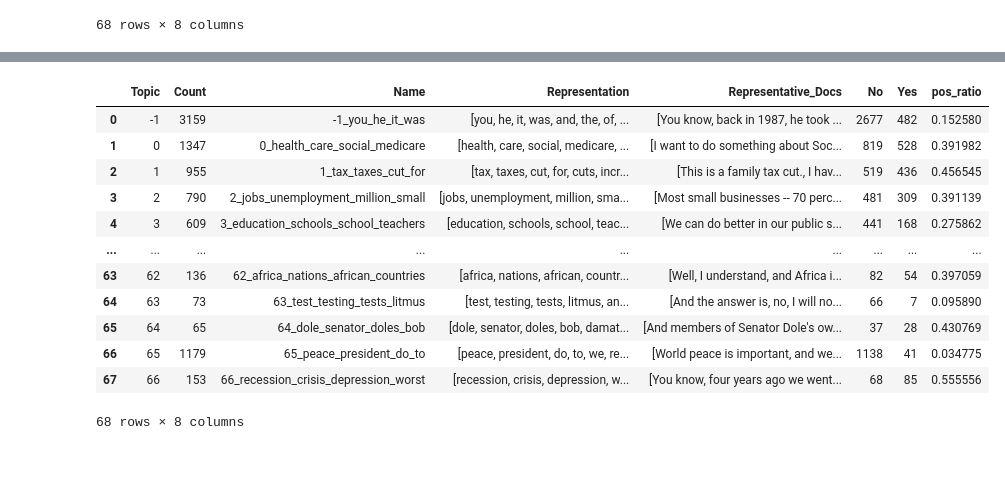
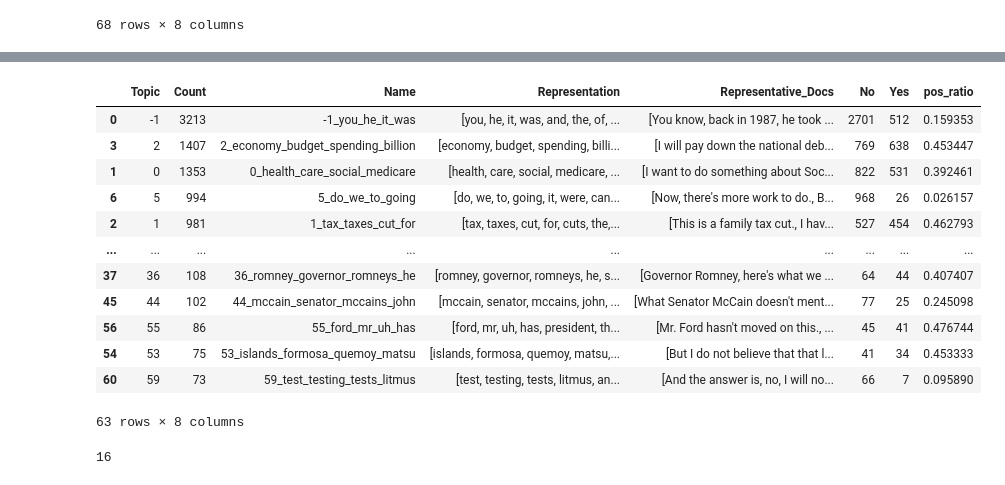
Before and after one commit to BashPrince/thesis, a Jupyter notebook: analysis/topics.ipynb, the cells around one changed output, grey strips where cells are left out. Saved outputs shown, nothing was run; the diff lists cells and outputs as text; code cells hidden in the pictures.

Commit message:
Sort ct24 into topics

```diff
--- a/analysis/topics.ipynb
+++ b/analysis/topics.ipynb
@@ -75,3 +79,11 @@ get_topic_info(topic_model=topic_model, text_list=text_list, dataframe=df)
+# %%
+# Manually select similar topics and merge them
+merge_topics = [
+    [12, 14, 27, 34, 66, 53] # economy
+]
+topic_model.merge_topics(docs=text_list, topics_to_merge=merge_topics)
+# Update topics list after merge
+topics = topic_model.get_document_info(docs=text_list)["Topic"].to_list()
 # %%
 # Reduce outliers
 topics = reduce_topic(
@@ -141,9 +153,8 @@ Yes ratio:  0.027624309392265192
 # Apply "outlier" reduction to these topics with appropriate threshold
 # Merge the remaining samples in the unspecific topics and outliers into a "unspecific" category
 
-
 # Topics containing samples that should be members of more specific topics
-topics_to_dissolve = [4, 6, 8, 16, 22, 25, 26, 36, 37, 40]
+topics_to_dissolve = [5, 7, 9, 15, 21, 25, 34, 37, 38, 39, 40, 54, 58, 59, 61]
 # Topics that should be merged into an "unspecific" topic class
 unspecific_topics = []
 # %%
@@ -153,7 +164,7 @@ for tid in topics_to_dissolve:
         topic_id=tid,
         text_list=text_list,
         topics=topics,
-        threshold=0.6,
+        threshold=0.7,
         strategy="embeddings",
         embeddings=embeddings)
 # %% [output]
@@ -174,16 +185,26 @@ Reassigned 138 documents from "25_american_america_people_country" to 6 new topi
+# %%
+df["Topic"] = topics
 # %%
-get_topic_info(topic_model=topic_model, text_list=text_list, dataframe=df)
+topic_info = get_topic_info(topic_model=topic_model, text_list=text_list, dataframe=df)
+topic_info
+topic_info.sort_values(by=["Count"], ascending=False)
 # %% [output]
 |  | Topic | Count | Name | Representation | Representative_Docs | No | Yes | pos_ratio |
-| 0 | -1 | 3159 | -1_you_he_it_was | [you, he, it, was, and, the, of, ... | [You know, back in 1987, he took ... | 2677 | 482 | 0.152580 |
-| 1 | 0 | 1347 | 0_health_care_social_medicare | [health, care, social, medicare, ... | [I want to do something about Soc... | 819 | 528 | 0.391982 |
-| 2 | 1 | 955 | 1_tax_taxes_cut_for | [tax, taxes, cut, for, cuts, incr... | [This is a family tax cut., I hav... | 519 | 436 | 0.456545 |
-| 3 | 2 | 790 | 2_jobs_unemployment_million_small | [jobs, unemployment, million, sma... | [Most small businesses -- 70 perc... | 481 | 309 | 0.391139 |
-| 4 | 3 | 609 | 3_education_schools_school_teachers | [education, schools, school, teac... | [We can do better in our public s... | 441 | 168 | 0.275862 |
+| 0 | -1 | 3213 | -1_you_he_it_was | [you, he, it, was, and, the, of, ... | [You know, back in 1987, he took ... | 2701 | 512 | 0.159353 |
+| 3 | 2 | 1407 | 2_economy_budget_spending_billion | [economy, budget, spending, billi... | [I will pay down the national deb... | 769 | 638 | 0.453447 |
+| 1 | 0 | 1353 | 0_health_care_social_medicare | [health, care, social, medicare, ... | [I want to do something about Soc... | 822 | 531 | 0.392461 |
+| 6 | 5 | 994 | 5_do_we_to_going | [do, we, to, going, it, were, can... | [Now, there's more work to do., B... | 968 | 26 | 0.026157 |
+| 2 | 1 | 981 | 1_tax_taxes_cut_for | [tax, taxes, cut, for, cuts, the,... | [This is a family tax cut., I hav... | 527 | 454 | 0.462793 |
 | ... | ... | ... | ... | ... | ... | ... | ... | ... |
-| 63 | 62 | 136 | 62_africa_nations_african_countries | [africa, nations, african, countr... | [Well, I understand, and Africa i... | 82 | 54 | 0.397059 |
-| 64 | 63 | 73 | 63_test_testing_tests_litmus | [test, testing, tests, litmus, an... | [And the answer is, no, I will no... | 66 | 7 | 0.095890 |
-| 65 | 64 | 65 | 64_dole_senator_doles_bob | [dole, senator, doles, bob, damat... | [And members of Senator Dole's ow... | 37 | 28 | 0.430769 |
-| 66 | 65 | 1179 | 65_peace_president_do_to | [peace, president, do, to, we, re... | [World peace is important, and we... | 1138 | 41 | 0.034775 |
-| 67 | 66 | 153 | 66_recession_crisis_depression_worst | [recession, crisis, depression, w... | [You know, four years ago we went... | 68 | 85 | 0.555556 |
+| 37 | 36 | 108 | 36_romney_governor_romneys_he | [romney, governor, romneys, he, s... | [Governor Romney, here's what we ... | 64 | 44 | 0.407407 |
+| 45 | 44 | 102 | 44_mccain_senator_mccains_john | [mccain, senator, mccains, john, ... | [What Senator McCain doesn't ment... | 77 | 25 | 0.245098 |
+| 56 | 55 | 86 | 55_ford_mr_uh_has | [ford, mr, uh, has, president, th... | [Mr. Ford hasn't moved on this., ... | 45 | 41 | 0.476744 |
+| 54 | 53 | 75 | 53_islands_formosa_quemoy_matsu | [islands, formosa, quemoy, matsu,... | [But I do not believe that that l... | 41 | 34 | 0.453333 |
+| 60 | 59 | 73 | 59_test_testing_tests_litmus | [test, testing, tests, litmus, an... | [And the answer is, no, I will no... | 66 | 7 | 0.095890 |
-68 rows × 8 columns
+63 rows × 8 columns
+# %%
+# Select which topics will end up in the final dataset
+topic_selection = [2, 0, 1, 3, 16, 4, 6, 11, 13, 10, 12, 31, 23, 26, 51, 18]
+len(topic_selection)
+# %% [output]
+16
```
Also changed, not shown: parts of 13 cells of this notebook, 4 other files.
